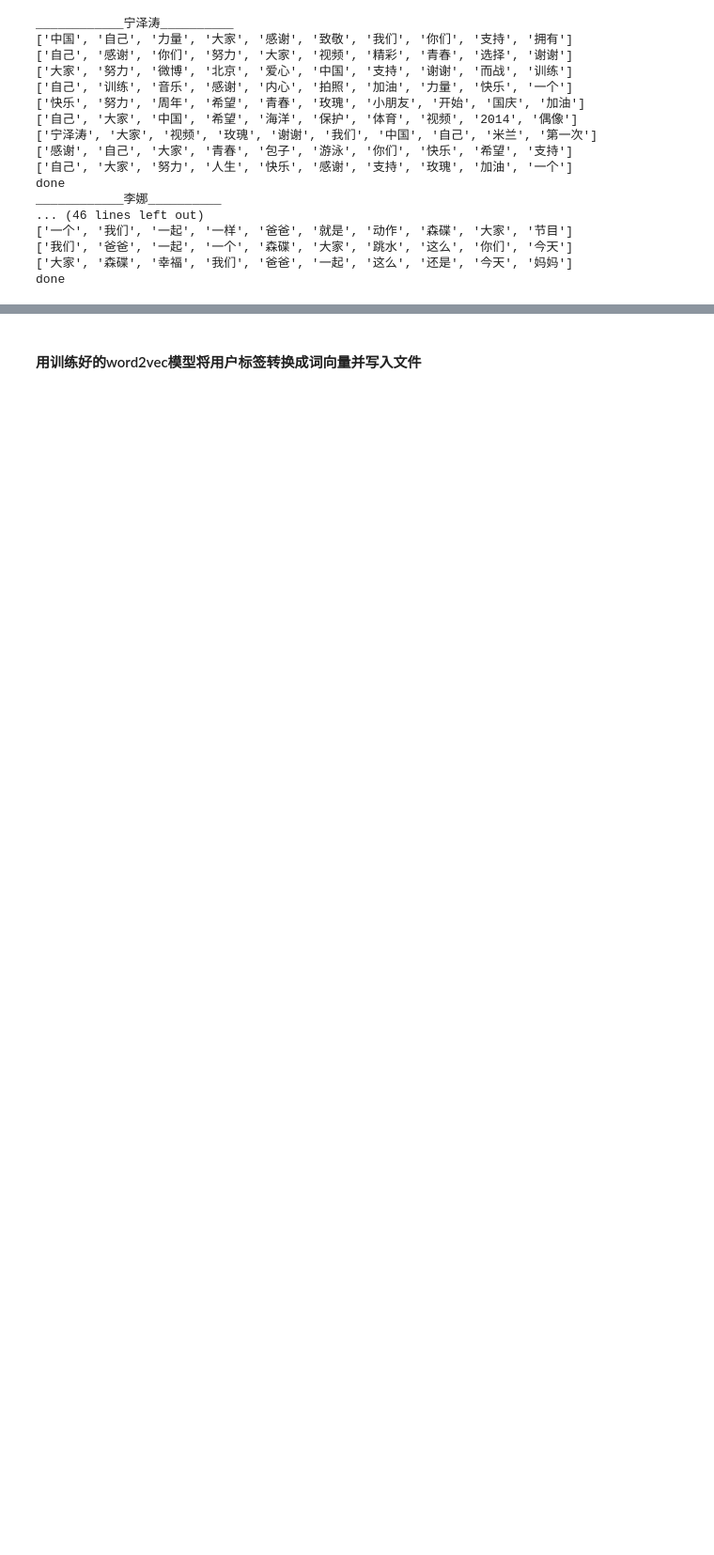
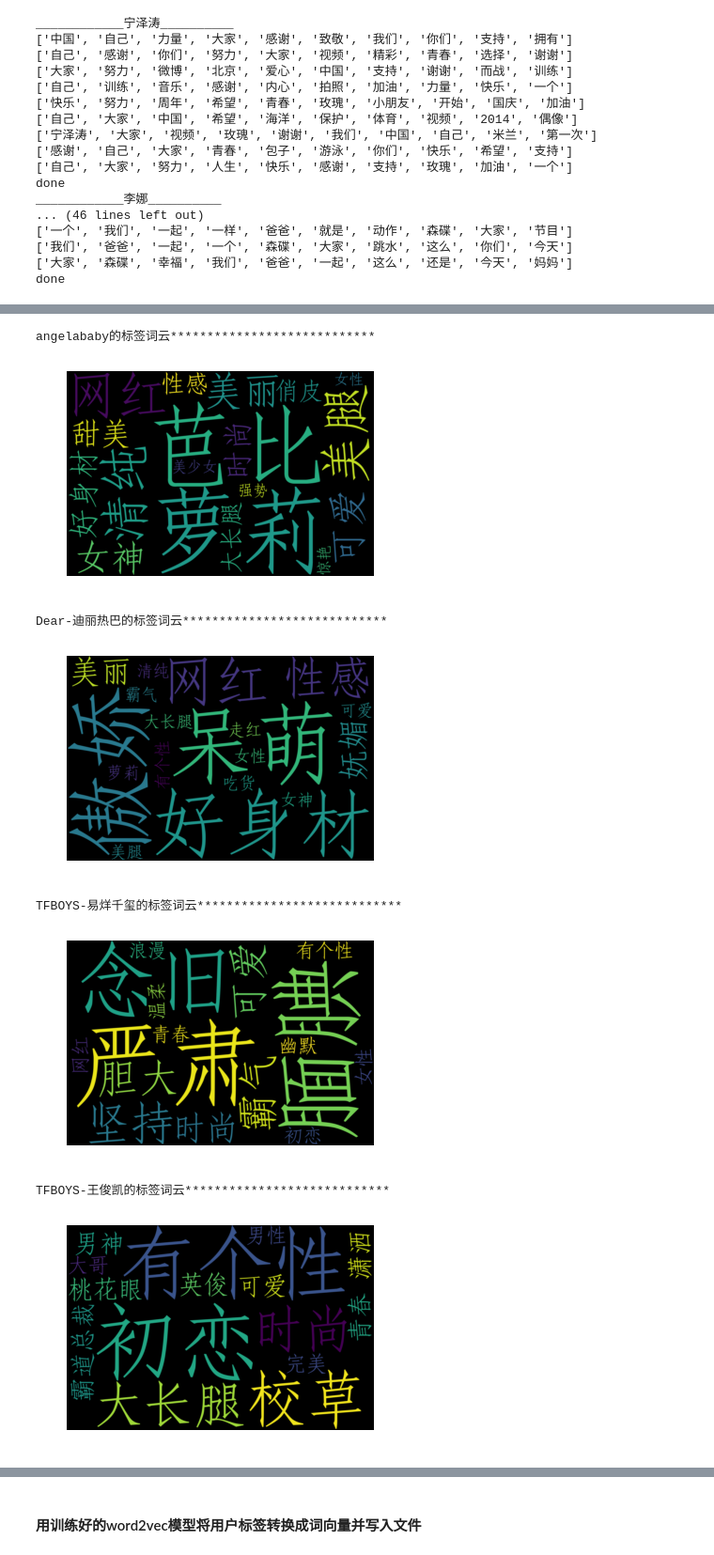
Before and after one commit to ScottishFold007/recommend-system, a Jupyter notebook: rsc.ipynb, the cells around one changed output, grey strips where cells are left out. Shown at 94% size. Saved outputs shown, nothing was run; the diff lists cells and outputs as text; code cells hidden in the pictures; blank space fills up the shorter version.

```diff
--- a/rsc.ipynb
+++ b/rsc.ipynb
@@ -262,0 +265,20 @@ done
+# %%
+oth={'宁泽涛':9,'李娜':13,'刘雯':14,'田亮':18}
+#for i in df.screen_name:
+#    if i not in la:
+for i in oth:
+    seg=texts[i]
+    print('____________{}__________'.format(i))
+    dic=Dictionary(seg)
+    corpus=[dic.doc2bow(line) for line in seg]
+    model=TfidfModel(corpus)
+    topic=oth[i]
+    lda=models.LdaModel(corpus,num_topics=topic,id2word=dic,iterations=50)
+    for i,j in lda.print_topics(-1):
+        s=re.findall('".*?"',j)
+        res=[]
+        for k in s:
+            char=k.split('\"')[1]
+            res.append(char)
+        print(res)
+    print('done')
@@ -268,0 +392,33 @@ done
+# %%
+import numpy as np
+import matplotlib.pyplot as plt
+from wordcloud import WordCloud
+import json
+
+path='C:/Users/123/Desktop/pap/label.txt'
+with open(path,'r') as f:
+    texts=json.loads(f.read())
+for i in texts:
+    t=texts[i]
+    text=" ".join(t)
+#    print(text)
+    wordcloud=WordCloud(
+        font_path="D:/ziti.ttf",
+        width=1200,
+        height=800,
+        background_color="black"
+                       ).generate(text)
+    plt.figure()
+    plt.imshow(wordcloud,interpolation="bilinear")
+    plt.axis("off")
+    print("%s的标签词云****************************"%i)
+    plt.show()
+# %% [output]
+angelababy的标签词云****************************
+[figure, added]
+Dear-迪丽热巴的标签词云****************************
+[figure, added]
+TFBOYS-易烊千玺的标签词云****************************
+[figure, added]
+TFBOYS-王俊凯的标签词云****************************
+[figure, added]
```
Also changed, not shown: parts of 24 cells of this notebook.
